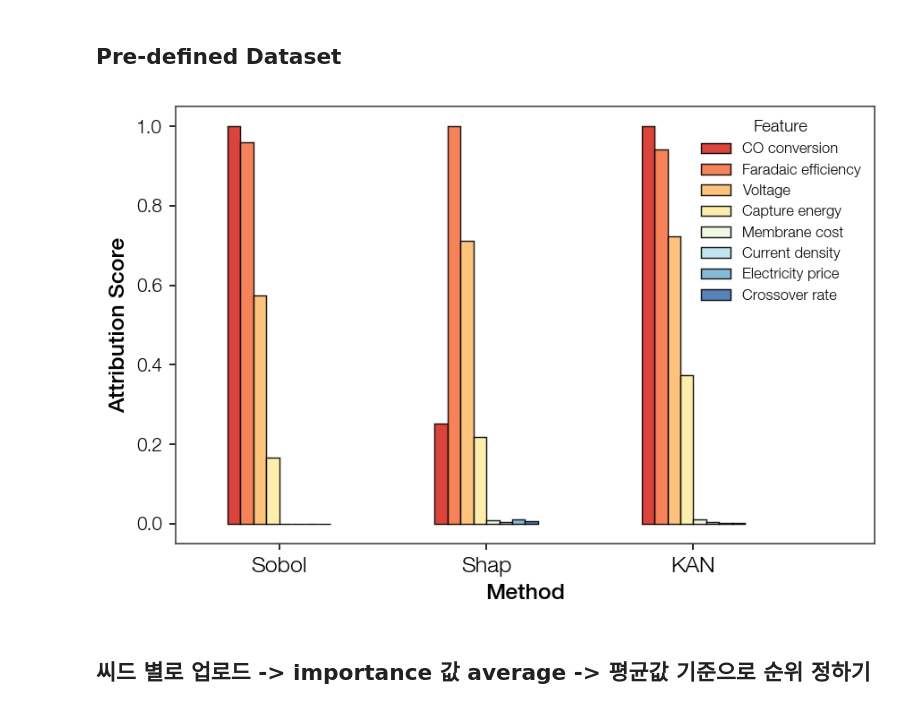
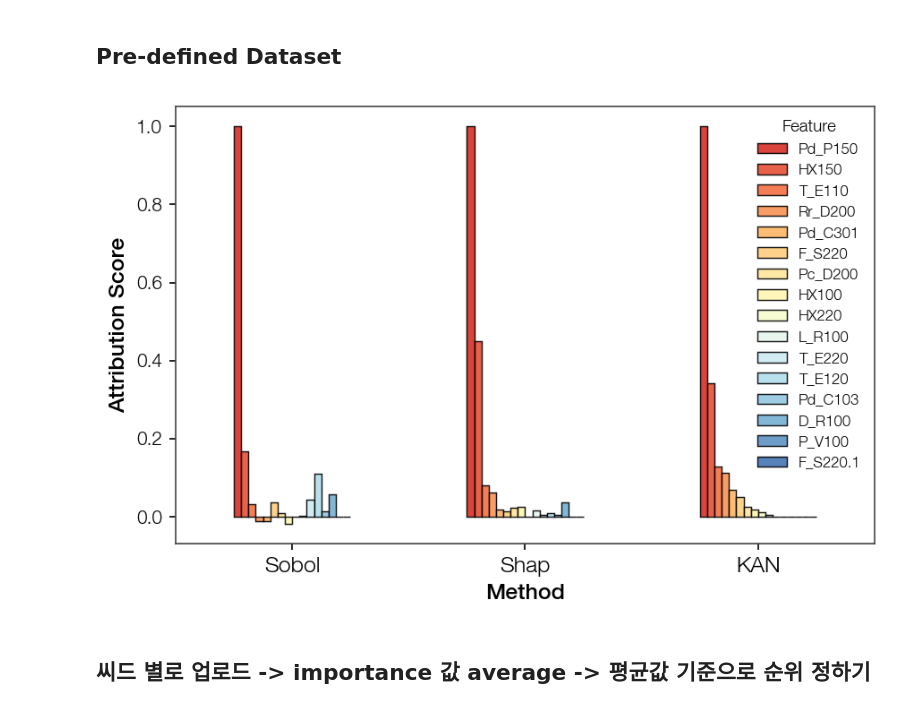
Before and after one commit to foodbanana/pykan, a Jupyter notebook: github/workflows/Hyein/plot_conventional.ipynb, the cells around one changed output. Drawn from its saved outputs; the diff is of its cells as text; code cells hidden in the pictures.

Commit message:
Save avg(abs(SHAP)) and abs(avg(SHAP_val))

```diff
--- a/github/workflows/Hyein/plot_conventional.ipynb
+++ b/github/workflows/Hyein/plot_conventional.ipynb
@@ -168,7 +168,7 @@ import pandas as pd
 import os
 import numpy as np
 
-name_data = 'CO2RRLCA'
+name_data = 'CO2HPx10'
 
 root_dir = r"D:\pykan\github\workflows\Hyein"
 file_sobol = os.path.join(root_dir, "material_nn_models", name_data, f"{name_data}_sobol_indices.csv")
@@ -176,7 +176,7 @@ file_shap = os.path.join(root_dir, "material_nn_models", name_data, f"{name_data
 file_kan = os.path.join(root_dir, "material_kan_models", name_data, f"{name_data}_global_attribution_scores.csv")
 
 files = [file_sobol, file_shap, file_kan]
-columns = ['First_Order (S1)', 'Abs_Mean_SHAP', 'Global_Attribution_Score']
+columns = ['First_Order (S1)', 'Mean_Abs_SHAP', 'Global_Attribution_Score']
 methods = ['Sobol', 'Shap', 'KAN']
 
 dfs = [pd.read_csv(f) for f in files]
@@ -195,34 +195,34 @@ df_transposed = df_methods.T
 
 # 3. Create the plot using pandas built-in wrapper
 # This automatically handles dynamic counts of features
 num_feat = len(df_transposed.columns)
 cmap = plt.get_cmap('RdYlBu')
 custom_colors = [cmap(x) for x in np.linspace(0.1, 0.9, num_feat)]
 ax = df_transposed.plot(kind='bar', rot=0, color=custom_colors, alpha=0.9)
 
 # 4. Customize axes and labels
 ax.set_xlabel('Method')
 ax.set_ylabel('Attribution Score')
 if "CO2RR" in name_data:
     # ax.legend(title='Feature', loc='upper center', ncols=4)
     # y_min, y_max = ax.get_ylim()
     # ax.set_ylim([y_min, y_max*1.2])
 
     ax.legend(title='Feature', loc='upper right')
     x_min, x_max = ax.get_xlim()
     ax.set_xlim([x_min, x_max*1.15])
 
 else:
     ax.legend(title='Feature')
 
 # Adjust layout and display
 plt.savefig(os.path.join(root_dir, "material_kan_models", name_data, f"{name_data}_VS_conventional.png"))
 plt.savefig(os.path.join(root_dir, "material_kan_models", name_data, f"{name_data}_VS_conventional.svg"), format='svg')
 plt.savefig(os.path.join(dir_paper_figure, f"VS_conventionals_{name_data}.png"))
 plt.savefig(os.path.join(dir_paper_figure, f"VS_conventionals_{name_data}.svg"), format='svg')
 plt.show()
 # %% [output]
-[figure, old version]
+[figure, new version]
 # %% [markdown]
 ## 씨드 별로 업로드 -> importance 값 average -> 평균값 기준으로 순위 정하기
 # %%
```
Also changed, not shown: parts of 1 cell of this notebook, 33 other files.
